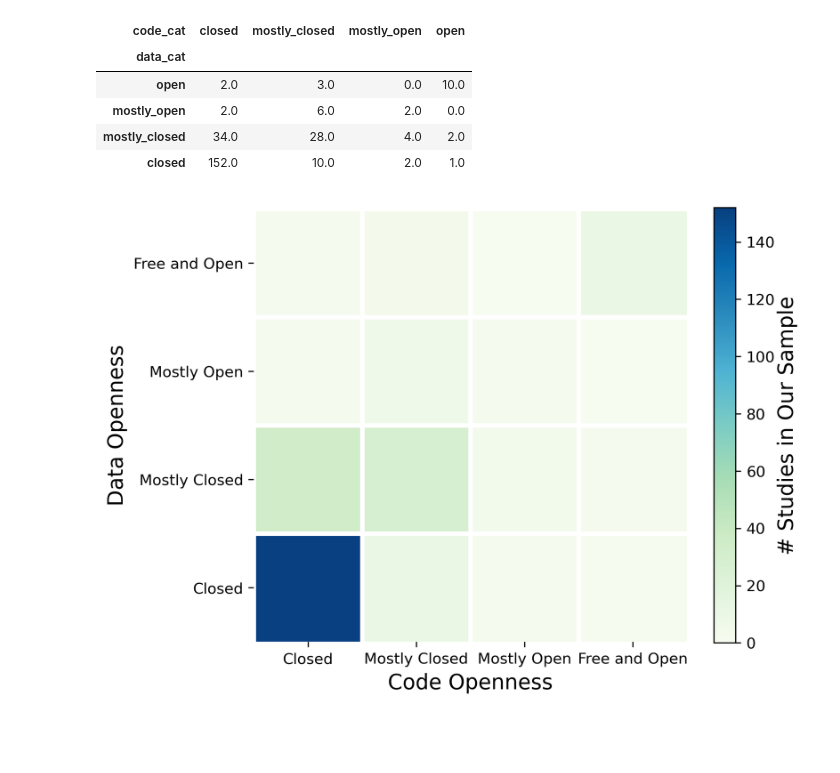
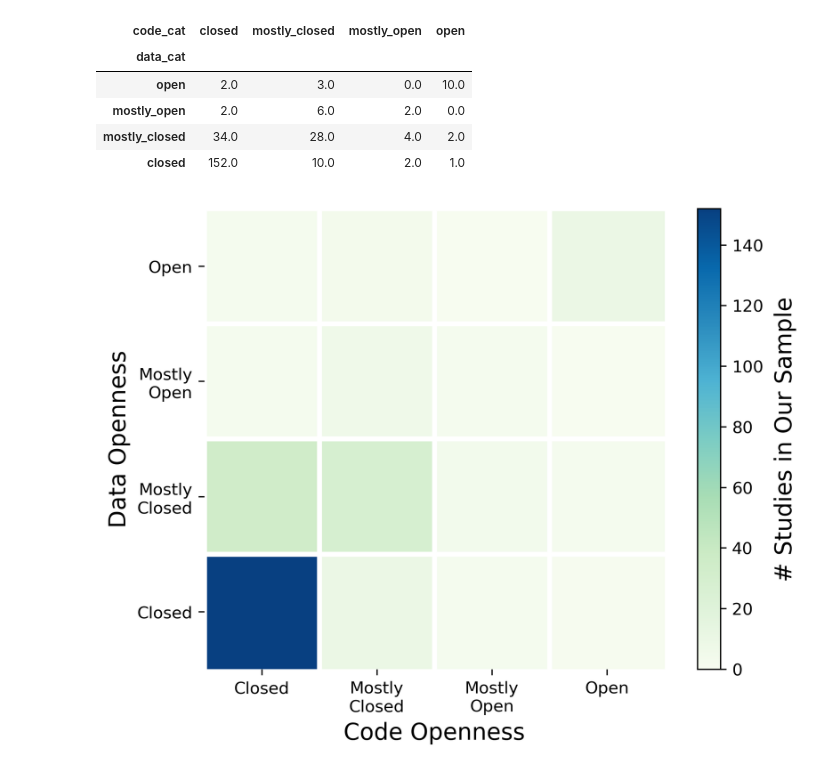
Before and after one commit to abpoll/open, a Jupyter notebook: src/Results.ipynb, the cells around one changed output. Drawn from its saved outputs; the diff is of its cells as text; code cells hidden in the pictures; blank space fills up the shorter version.

```diff
--- a/src/Results.ipynb
+++ b/src/Results.ipynb
@@ -1061,7 +902,7 @@ def heatmap(data, row_labels, col_labels, ax=None,
     # Create colorbar
     cbar = ax.figure.colorbar(im, ax=ax, **cbar_kw)
     cbar.ax.set_ylabel(cbarlabel, rotation=90, va="bottom",
-                       labelpad=15, size=14)
+                       labelpad=20, size=14)
 
     # Show all ticks and label them with the respective list entries.
     ax.set_xticks(np.arange(data.shape[1]), labels=col_labels)
@@ -1072,32 +913,35 @@ def heatmap(data, row_labels, col_labels, ax=None,
                    labeltop=False, labelbottom=True)
 
     # Rotate the tick labels and set their alignment.
     plt.setp(ax.get_xticklabels(), rotation=0, ha="center",
              rotation_mode="anchor")
 
     # Turn spines off and create white grid.
     ax.spines[:].set_visible(False)
 
     ax.set_xticks(np.arange(data.shape[1])-.5, minor=True)
     ax.set_yticks(np.arange(data.shape[0])-.5, minor=True)
 
     ax.set_xlabel('Code Openness', size=14)
     ax.set_ylabel('Data Openness', size=14)
 
     ax.grid(which="minor", color="w", linestyle='-', linewidth=3)
     ax.tick_params(which="minor", bottom=False, left=False, labelsize=12)
 
     return im, cbar
 
 fig, ax = plt.subplots(dpi=300)
 
-names = ['Closed', 'Mostly Closed', 'Mostly Open', 'Free and Open']
+names = ['Closed', 'Mostly\nClosed', 'Mostly\nOpen', 'Open']
 
 im, cbar = heatmap(hmap_p.values,
                    reversed(names),
                    names,
                    ax=ax,
                    cmap="GnBu", cbarlabel="# Studies in Our Sample")
 fig.tight_layout()
+fig.savefig(join(ROOT_DIR, 'fig', 'fig2.png'),
+            dpi=600,
+            bbox_inches='tight')
 # %% [output]
-[figure, old version]
+[figure, new version]
```
Also changed, not shown: parts of 7 cells of this notebook, 2 other files.
